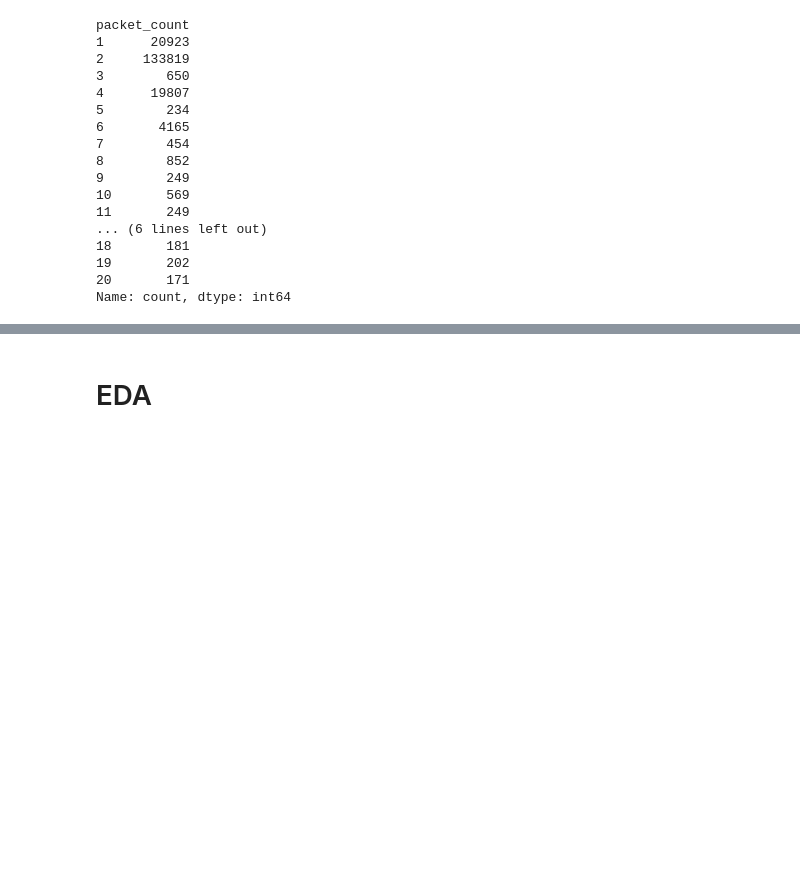
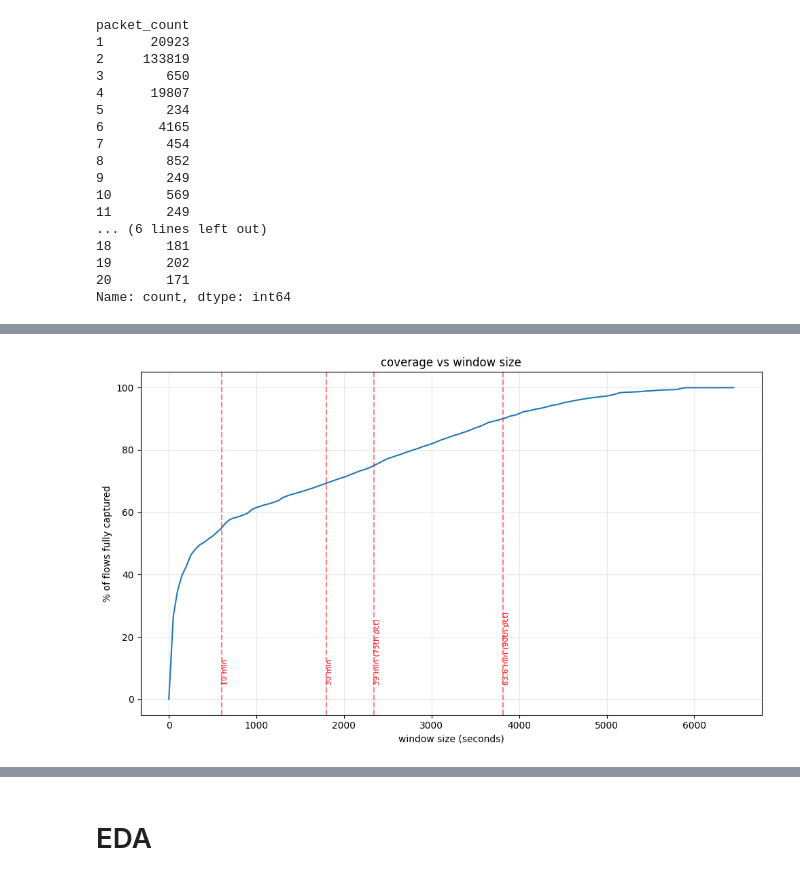
Before and after one commit to ZhiSherng/encrypted_traffic_classification, a Jupyter notebook: parsing_and_initial_eda.ipynb, the cells around one changed output, grey strips where cells are left out. Cells and saved outputs as stored; diff of their text form; code cells hidden in the pictures; blank space fills up the shorter version.

```diff
--- a/parsing_and_initial_eda.ipynb
+++ b/parsing_and_initial_eda.ipynb
@@ -495,0 +547,26 @@ plt.show()
+# %%
+import matplotlib.pyplot as plt
+import numpy as np
+
+#compute coverage percentage for a range of window sizes
+#see if there's any elbow to determine coverage for bucket
+window_range = np.arange(0, 6500, 50)  #every 50 seconds, from 0 to max duration
+coverage = [(df_clean["flow_duration"] <= w).mean() * 100 for w in window_range]
+
+plt.figure(figsize=(10, 6))
+plt.plot(window_range, coverage)
+plt.xlabel("window size (seconds)")
+plt.ylabel("% of flows fully captured")
+plt.title("coverage vs window size")
+plt.grid(True, alpha=0.3)
+
+#mark candidate options for reference
+for w, label in [(600, "10 min"), (1800, "30 min"), (2343, "39 min (75th pct)"), (3814, "63.6 min (90th pct)")]:
+    plt.axvline(x=w, color="red", linestyle="--", alpha=0.5)
+    plt.text(w, 5, label, rotation=90, fontsize=8, color="red")
+
+plt.tight_layout()
+#plt.savefig("coverage_vs_window.png", dpi=150, bbox_inches="tight")
+plt.show()
+# %% [output]
+[figure, added]
```
Also changed, not shown: parts of 25 cells of this notebook.
